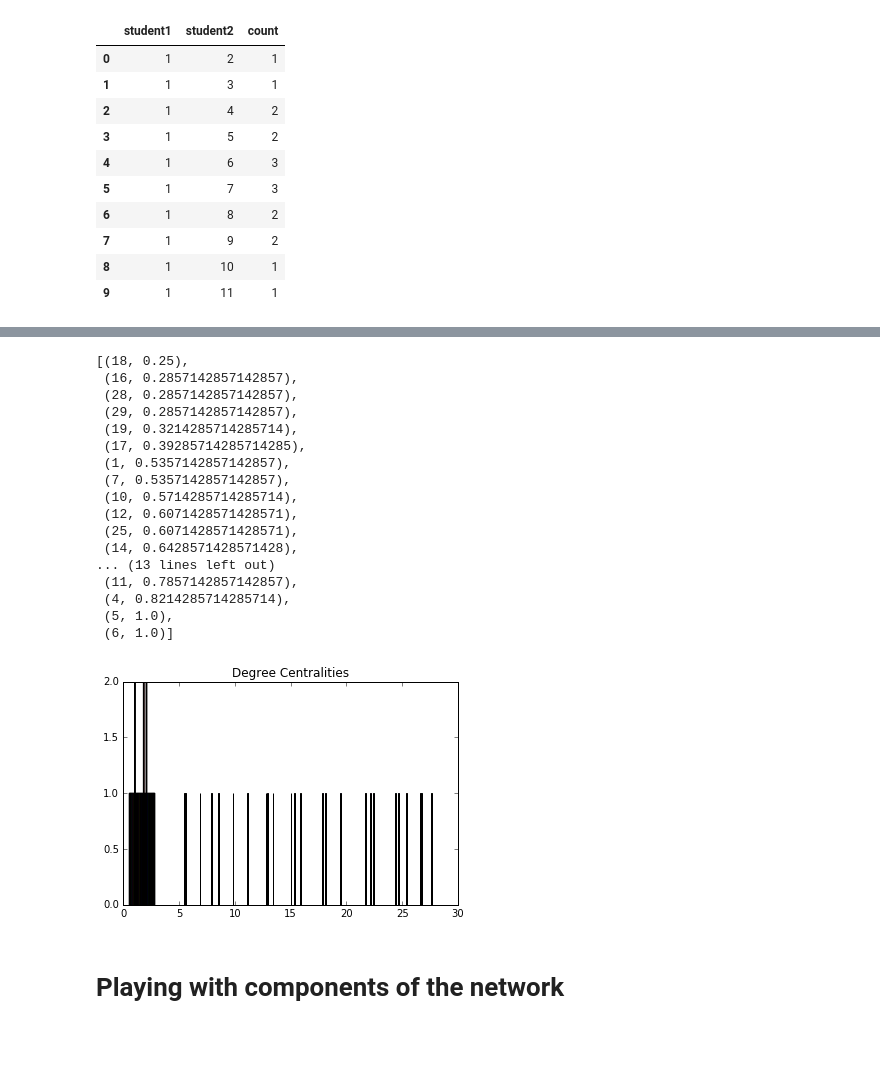
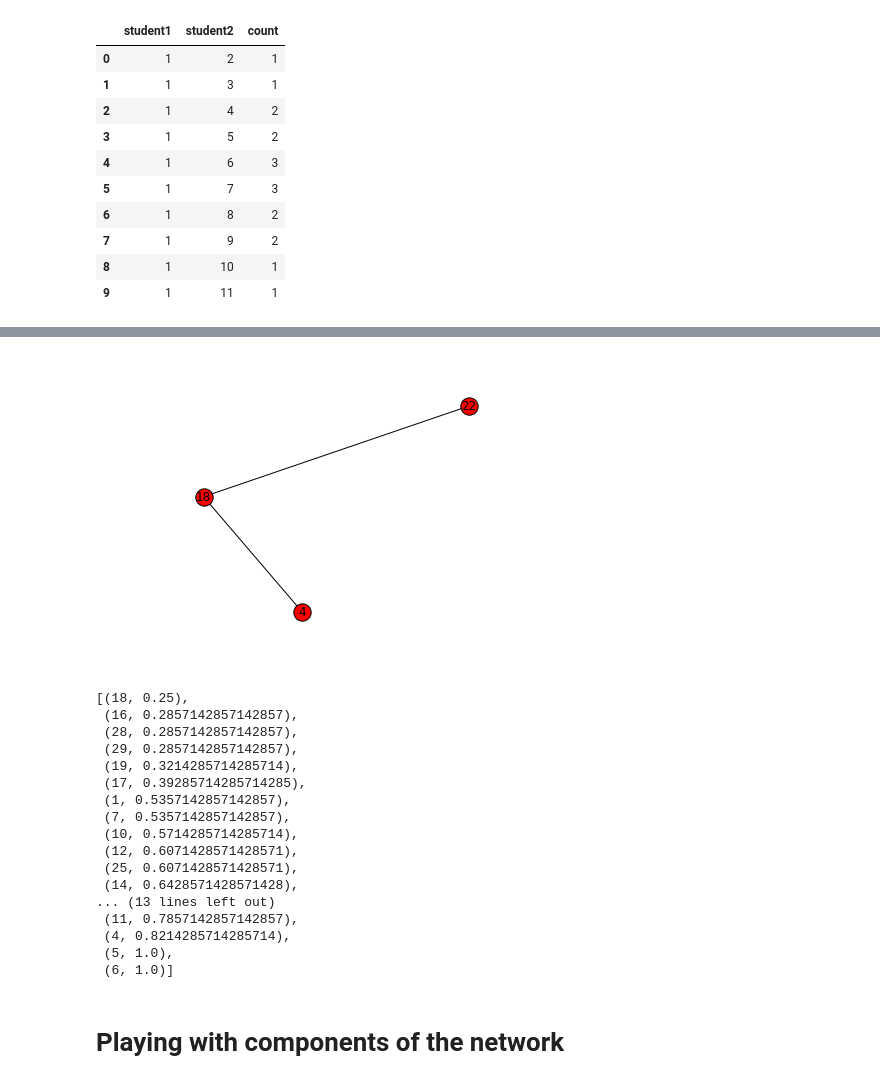
Before and after one commit to womenindatascienceatx/wids_network_analysis, a Jupyter notebook: network_analysis.ipynb, the cells around one changed output, grey strips where cells are left out. Saved outputs shown, nothing was run; the diff lists cells and outputs as text; code cells hidden in the pictures; blank space fills up the shorter version.

```diff
--- a/network_analysis.ipynb
+++ b/network_analysis.ipynb
@@ -45,0 +96,17 @@ nx.draw_spectral(G)
+# %%
+def get_open_triangles(G, node):
+    """
+    There are many ways to represent this. One may choose to represent
+    only the nodes involved in an open triangle; this is not the
+    approach taken here.
+
+    Rather, we have a code that explicitly enumrates every open triangle present.
+    """
+    open_triangle_nodes = []
+    neighbors = set(G.neighbors(node))
+
+    for n1, n2 in combinations(neighbors, 2):
+        if not G.has_edge(n1, n2):
+            open_triangle_nodes.append([n1, node, n2])
+
+    return open_triangle_nodes
@@ -46,9 +117,16 @@ nx.draw_spectral(G)
+# %%
+nodes = get_open_triangles(G, 18)
+for i, triplet in enumerate(nodes):
+    fig = plt.figure(i)
+    nx.draw(G.subgraph(triplet), with_labels=True)
+# %% [output]
+[figure, added]
 # %%
 degree_centralities = nx.degree_centrality(G)
 sorted_degree_cent = sorted(degree_centralities.items(), key=operator.itemgetter(1))
-plt.hist(sorted_degree_cent)
+#plt.hist(sorted_degree_cent)
 # Set the plot title.
-plt.title('Degree Centralities')
+#plt.title('Degree Centralities')
 sorted_degree_cent
 # %% [output]
 [(18, 0.25),
@@ -68,7 +146,6 @@ sorted_degree_cent
  (4, 0.8214285714285714),
  (5, 1.0),
  (6, 1.0)]
-[figure, removed]
 # %% [markdown]
 # Playing with components of the network
 # %%
```
Also changed, not shown: parts of 7 cells of this notebook.
